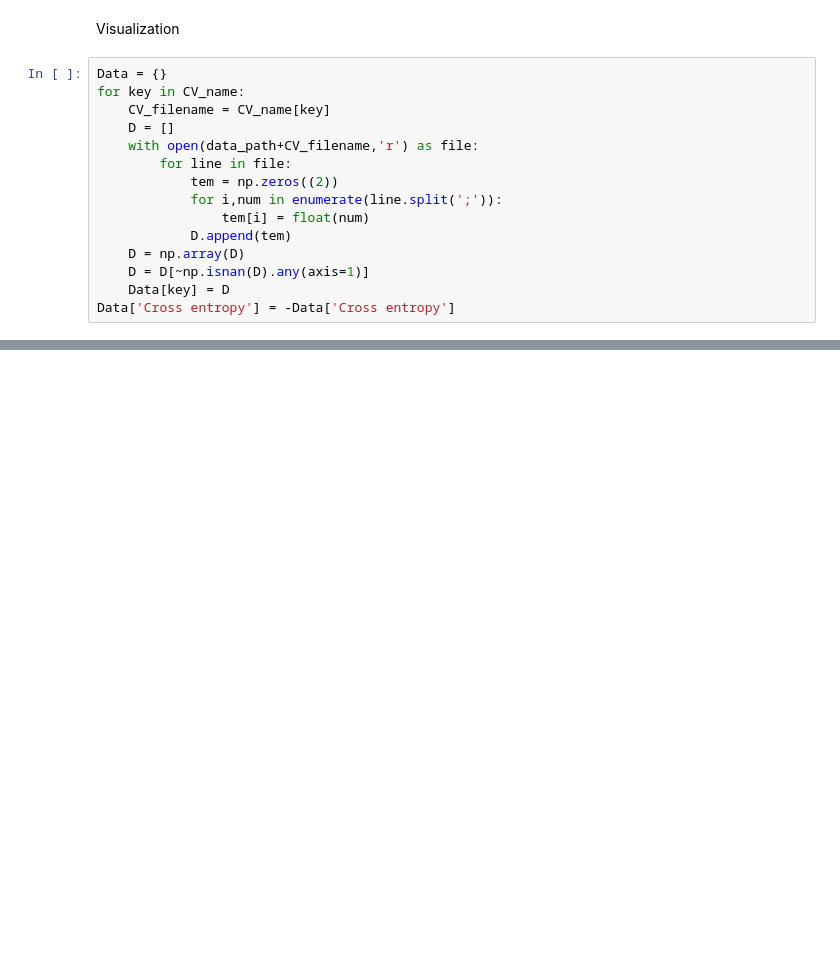
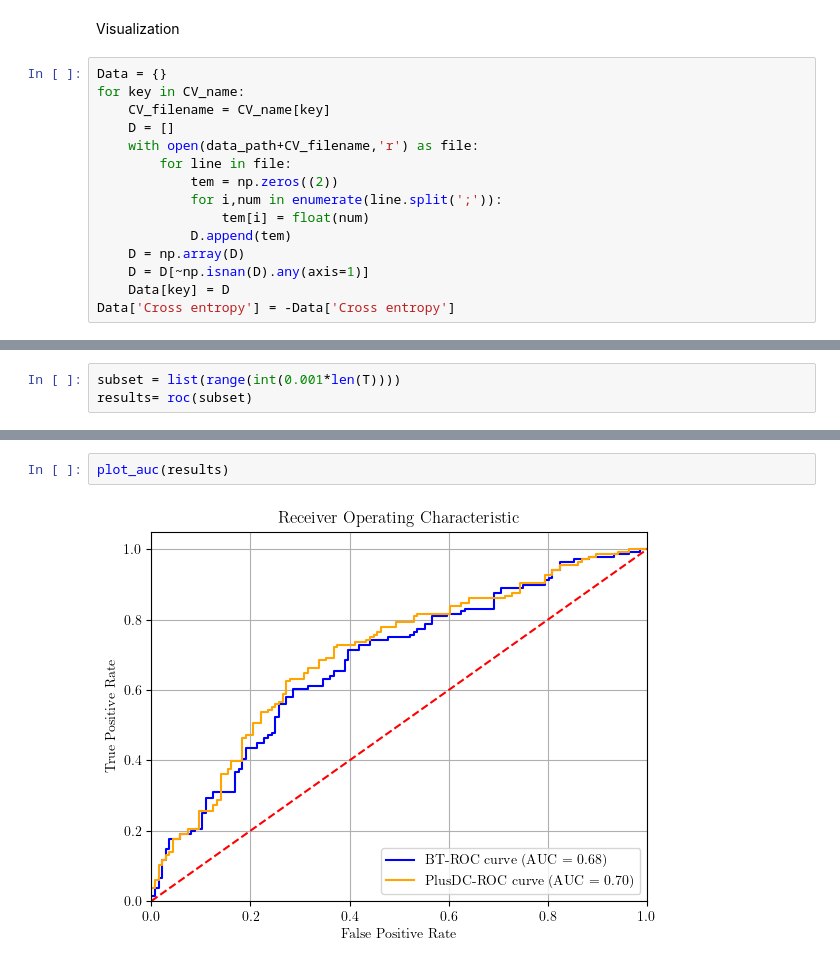
Before and after one commit to PinjunD/Statistical-ranking-with-dynamic-covariate, a Jupyter notebook: tennis.ipynb, the cells around one changed output, grey strips where cells are left out. Drawn from its saved outputs; the diff is of its cells as text; blank space fills up the shorter version.

```diff
--- a/tennis.ipynb
+++ b/tennis.ipynb
@@ -552,0 +640,3 @@ for key in Data:
+# %%
+subset = list(range(int(0.001*len(T))))
+results= roc(subset)
@@ -552,0 +662,4 @@ for key in Data:
+# %%
+plot_auc(results)
+# %% [output]
+[figure, added]
```
Also changed, not shown: parts of 15 cells of this notebook, 22 other files.
